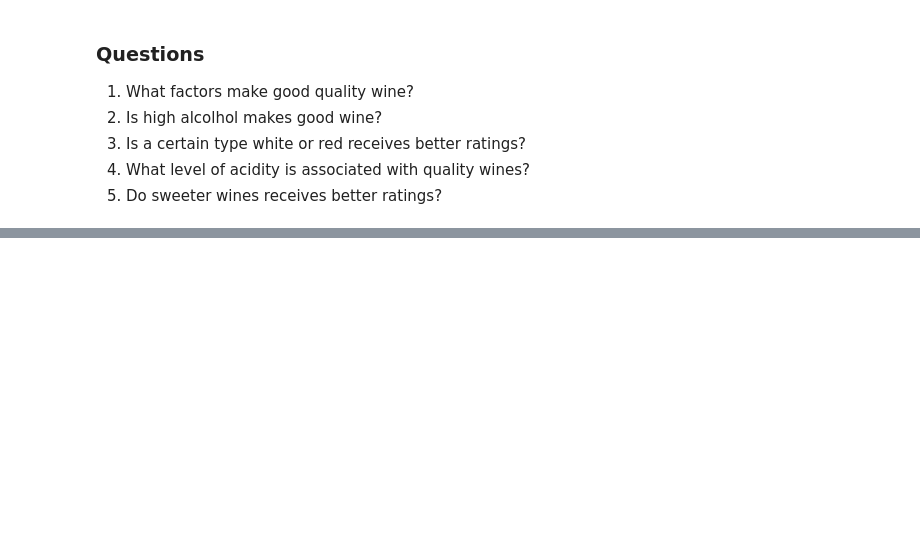
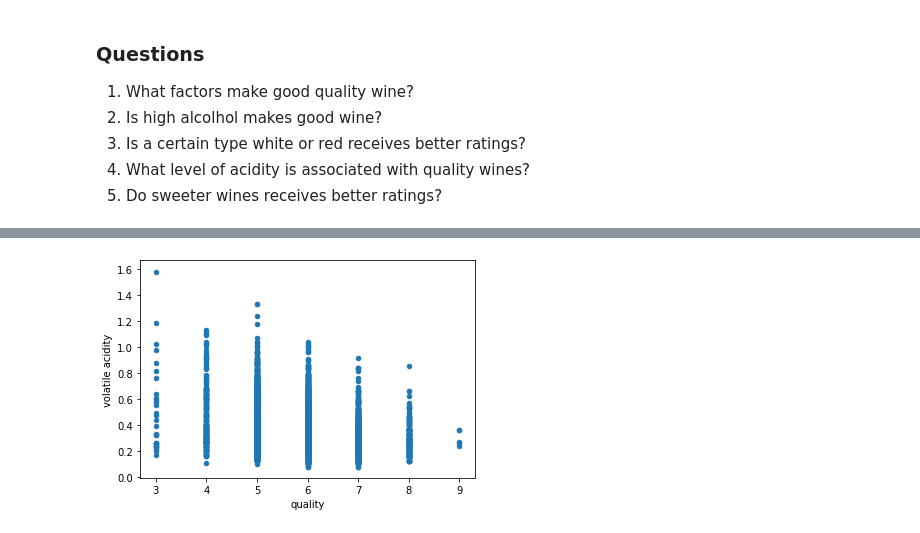
Before and after one commit to sumithub/ds-ml, a Jupyter notebook: udacity/Data_Analysis_Nano_Degree/DataAnalysis/Lesson 4 Case Study 1/Wines EDA.ipynb, the cells around one changed output, grey strips where cells are left out. Saved outputs shown, nothing was run; the diff lists cells and outputs as text; code cells hidden in the pictures; blank space fills up the shorter version.

```diff
--- a/udacity/Data_Analysis_Nano_Degree/DataAnalysis/Lesson 4 Case Study 1/Wines EDA.ipynb
+++ b/udacity/Data_Analysis_Nano_Degree/DataAnalysis/Lesson 4 Case Study 1/Wines EDA.ipynb
@@ -26,0 +195,4 @@ red_df.head()
+# %%
+wine_df.plot.scatter(x='quality', y='volatile acidity');
+# %% [output]
+[figure, added]
```
Also changed, not shown: parts of 56 cells of this notebook, 3 other files.
